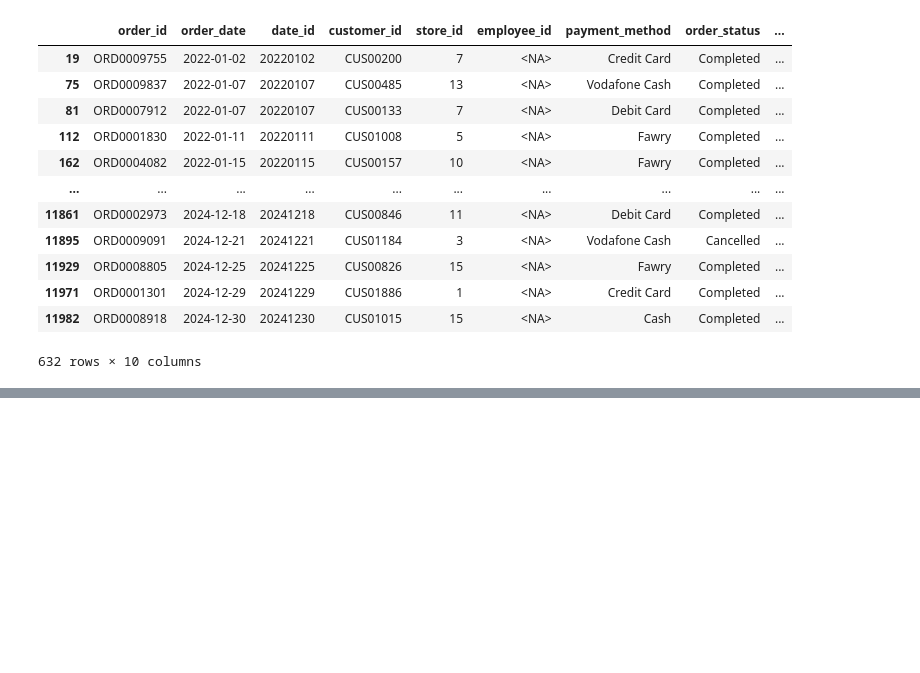
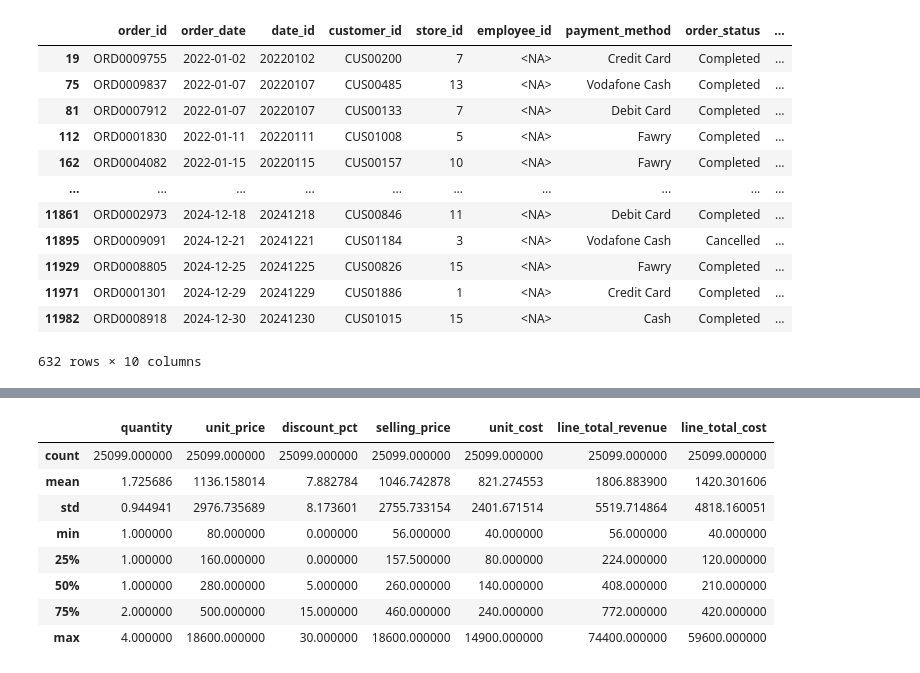
Before and after one commit to Addakularanjith123/Practice-sql, a Jupyter notebook: kaggle_data/Lotus Retail Dataset - Power BI (Multi tables)/dim_employee.ipynb, the cells around one changed output, grey strips where cells are left out. Drawn from its saved outputs; the diff is of its cells as text; code cells hidden in the pictures; blank space fills up the shorter version.

```diff
--- a/kaggle_data/Lotus Retail Dataset - Power BI (Multi tables)/dim_employee.ipynb
+++ b/kaggle_data/Lotus Retail Dataset - Power BI (Multi tables)/dim_employee.ipynb
@@ -109,0 +136,12 @@ orders[orders['employee_id'].isna()]
+# %%
+df_dim_orders.describe()
+# %% [output]
+|  | quantity | unit_price | discount_pct | selling_price | unit_cost | line_total_revenue | line_total_cost |
+| count | 25099.000000 | 25099.000000 | 25099.000000 | 25099.000000 | 25099.000000 | 25099.000000 | 25099.000000 |
+| mean | 1.725686 | 1136.158014 | 7.882784 | 1046.742878 | 821.274553 | 1806.883900 | 1420.301606 |
+| std | 0.944941 | 2976.735689 | 8.173601 | 2755.733154 | 2401.671514 | 5519.714864 | 4818.160051 |
+| min | 1.000000 | 80.000000 | 0.000000 | 56.000000 | 40.000000 | 56.000000 | 40.000000 |
+| 25% | 1.000000 | 160.000000 | 0.000000 | 157.500000 | 80.000000 | 224.000000 | 120.000000 |
+| 50% | 1.000000 | 280.000000 | 5.000000 | 260.000000 | 140.000000 | 408.000000 | 210.000000 |
+| 75% | 2.000000 | 500.000000 | 15.000000 | 460.000000 | 240.000000 | 772.000000 | 420.000000 |
+| max | 4.000000 | 18600.000000 | 30.000000 | 18600.000000 | 14900.000000 | 74400.000000 | 59600.000000 |
```
Also changed, not shown: parts of 7 cells of this notebook.
